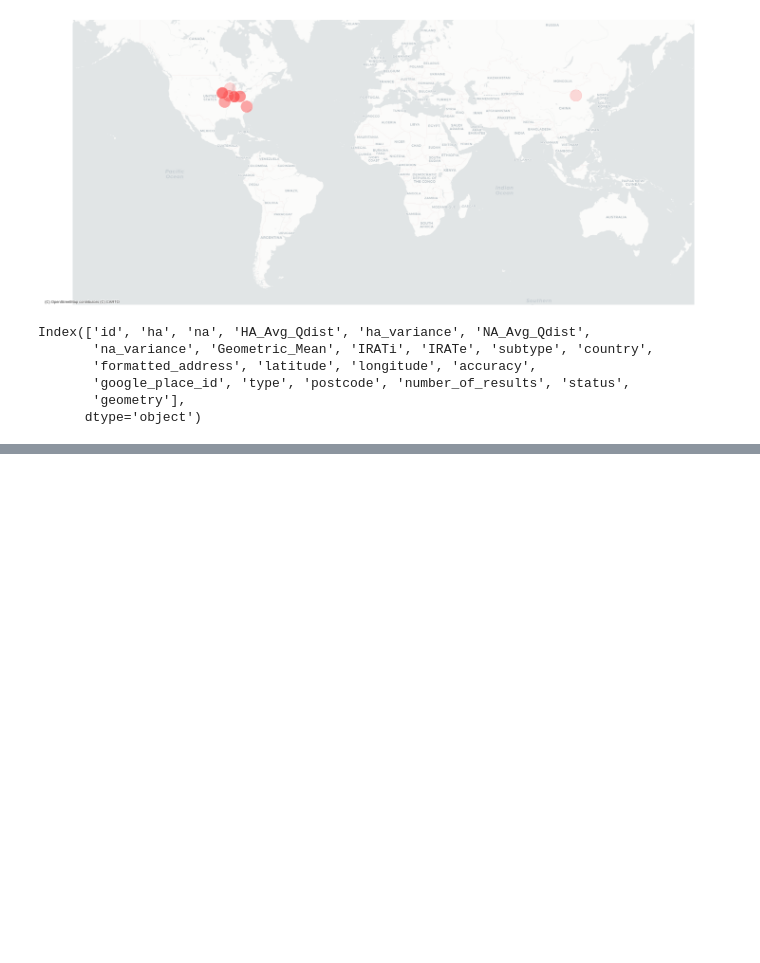
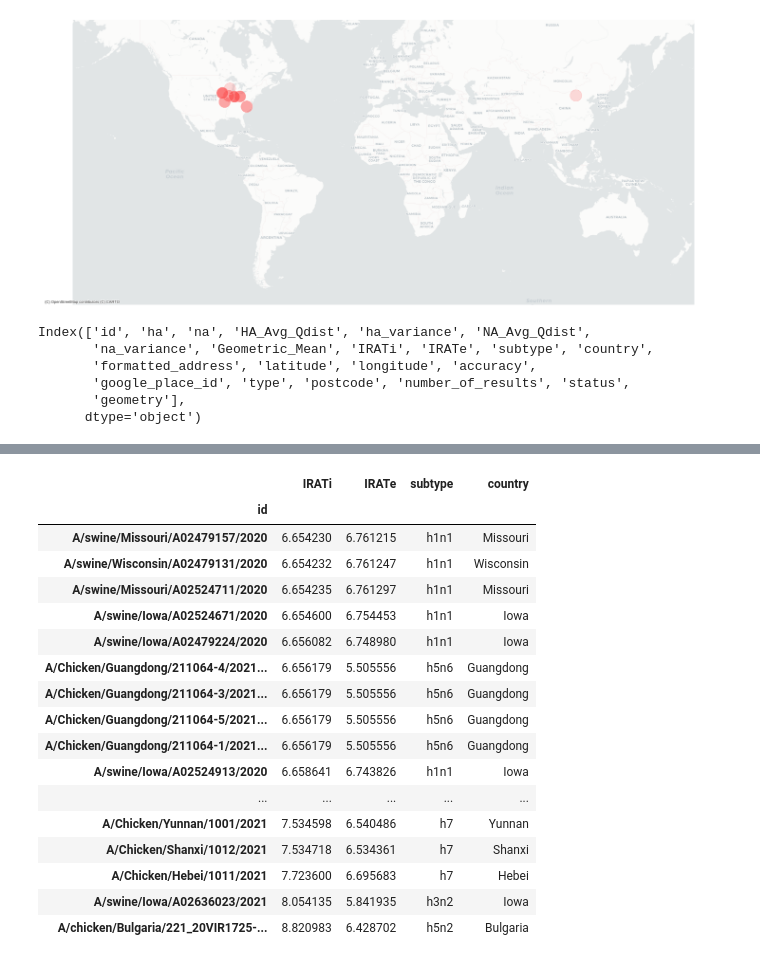
Before and after one commit to zeroknowledgediscovery/emergenet, a Jupyter notebook: irat_qnet/preddata/georisk.ipynb, the cells around one changed output, grey strips where cells are left out. Saved outputs shown, nothing was run; the diff lists cells and outputs as text; code cells hidden in the pictures; blank space fills up the shorter version.

```diff
--- a/irat_qnet/preddata/georisk.ipynb
+++ b/irat_qnet/preddata/georisk.ipynb
@@ -395,0 +366,21 @@ geo_DF__[geo_DF__.IRATi>8.820983]
+# %%
+mf.sort_values('IRATi').tail(50)
+# %% [output]
+|  | IRATi | IRATe | subtype | country |
+| id |  |  |  |  |
+| A/swine/Missouri/A02479157/2020 | 6.654230 | 6.761215 | h1n1 | Missouri |
+| A/swine/Wisconsin/A02479131/2020 | 6.654232 | 6.761247 | h1n1 | Wisconsin |
+| A/swine/Missouri/A02524711/2020 | 6.654235 | 6.761297 | h1n1 | Missouri |
+| A/swine/Iowa/A02524671/2020 | 6.654600 | 6.754453 | h1n1 | Iowa |
+| A/swine/Iowa/A02479224/2020 | 6.656082 | 6.748980 | h1n1 | Iowa |
+| A/Chicken/Guangdong/211064-4/2021... | 6.656179 | 5.505556 | h5n6 | Guangdong |
+| A/Chicken/Guangdong/211064-3/2021... | 6.656179 | 5.505556 | h5n6 | Guangdong |
+| A/Chicken/Guangdong/211064-5/2021... | 6.656179 | 5.505556 | h5n6 | Guangdong |
+| A/Chicken/Guangdong/211064-1/2021... | 6.656179 | 5.505556 | h5n6 | Guangdong |
+| A/swine/Iowa/A02524913/2020 | 6.658641 | 6.743826 | h1n1 | Iowa |
+| ... | ... | ... | ... | ... |
+| A/Chicken/Yunnan/1001/2021 | 7.534598 | 6.540486 | h7 | Yunnan |
+| A/Chicken/Shanxi/1012/2021 | 7.534718 | 6.534361 | h7 | Shanxi |
+| A/Chicken/Hebei/1011/2021 | 7.723600 | 6.695683 | h7 | Hebei |
+| A/swine/Iowa/A02636023/2021 | 8.054135 | 5.841935 | h3n2 | Iowa |
+| A/chicken/Bulgaria/221_20VIR1725-... | 8.820983 | 6.428702 | h5n2 | Bulgaria |
```
Also changed, not shown: parts of 24 cells of this notebook, 3 other files.
